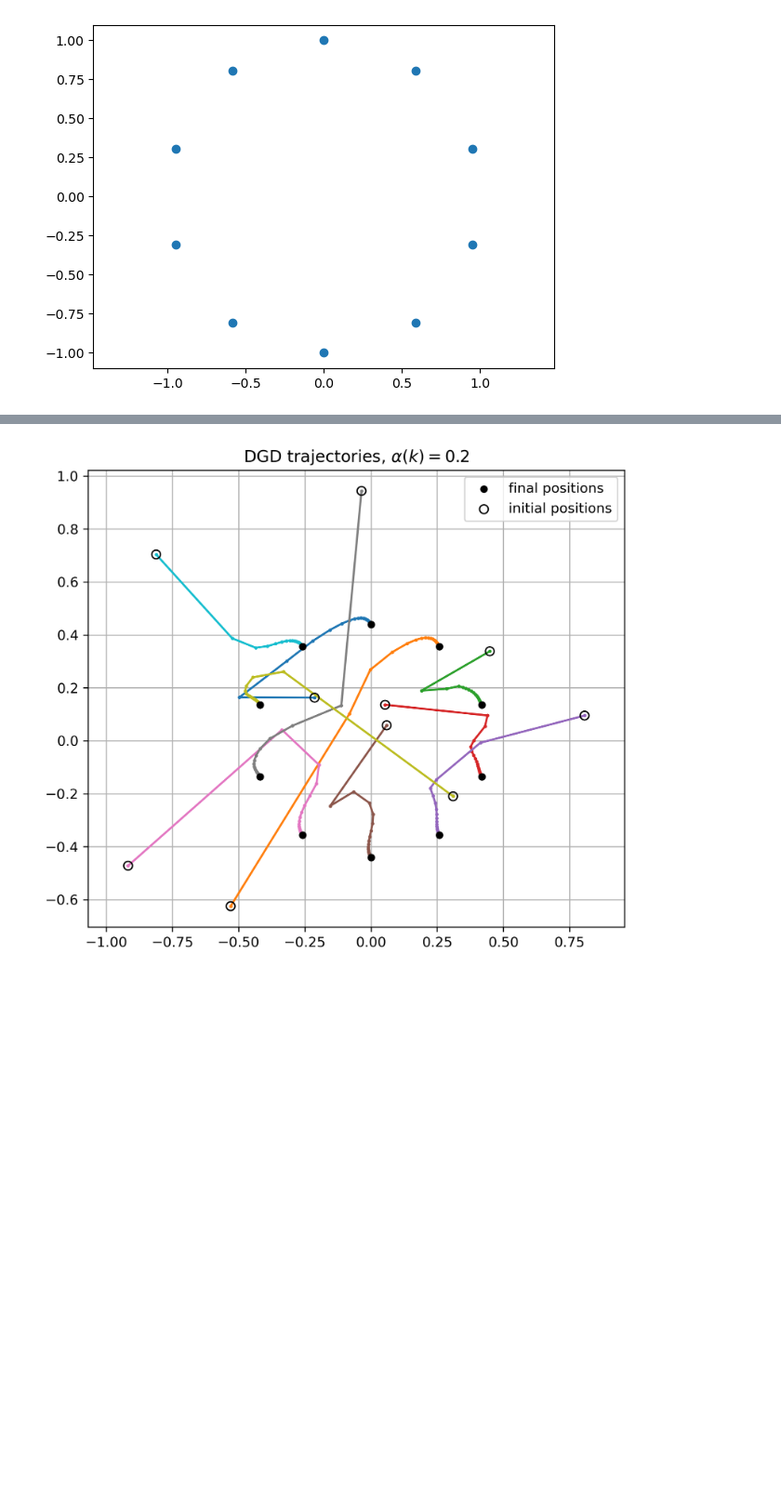
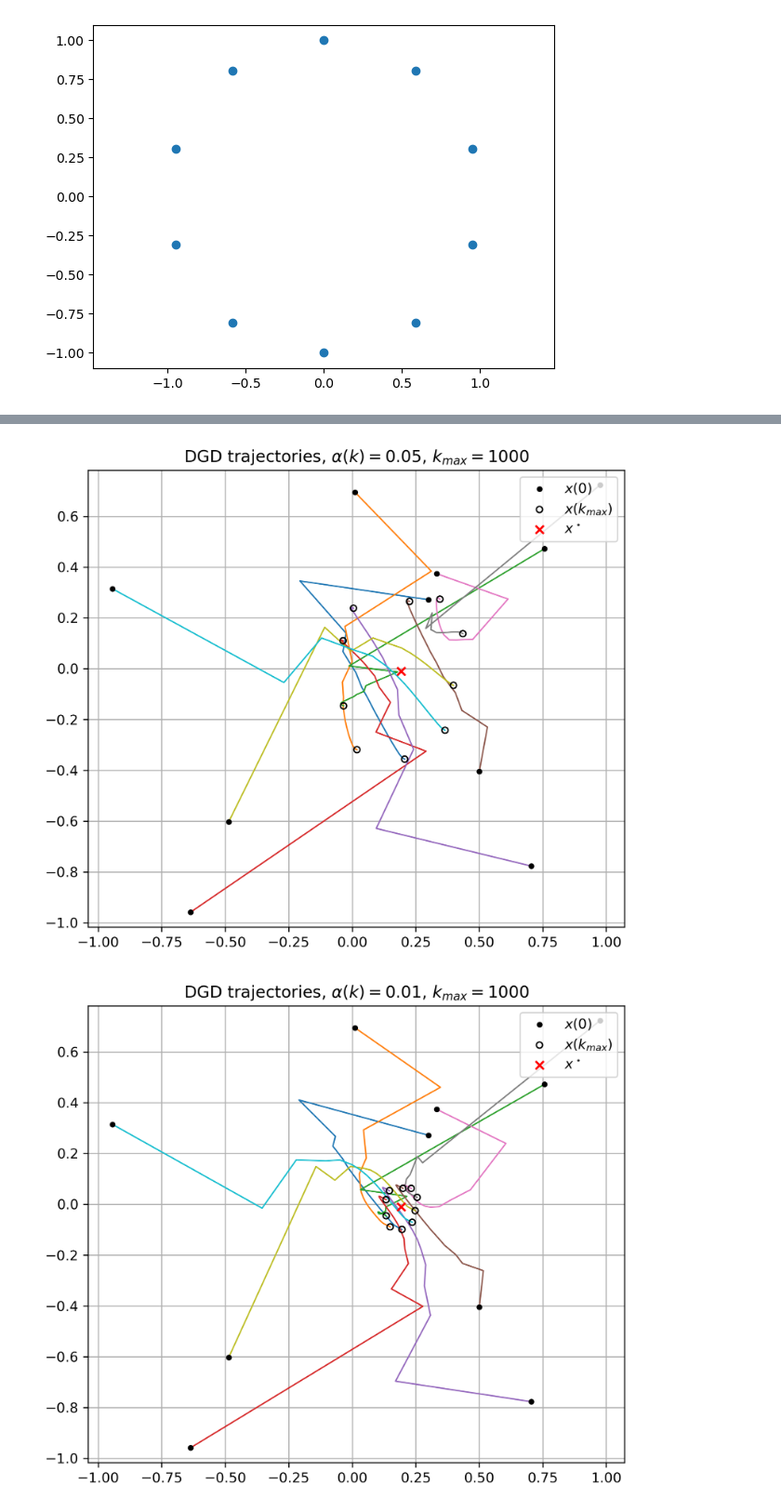
Before and after one commit to valentine-alia/MAE-6870, a Jupyter notebook: hw2/hw2_code_1.ipynb, the cells around one changed output, grey strips where cells are left out. Shown at 93% size. Cells and saved outputs as stored; diff of their text form; code cells hidden in the pictures; blank space fills up the shorter version.

```diff
--- a/hw2/hw2_code_1.ipynb
+++ b/hw2/hw2_code_1.ipynb
@@ -105,8 +105,25 @@ plot_trajectories(xf,r"DGD trajectories, $\alpha(k) = 2$")
 # %%
+def alpha_const_2(k):
+    return 0.05
+np.random.seed(seed=18)
 x = np.random.uniform(-1,1,(2,N))
-kmax = 100
-xf2 = DGD(x,kmax,alpha_const_2)
-plot_trajectories(xf2,r"DGD trajectories, $\alpha(k) = 0.2$")
+p = np.random.uniform(-1,1,(2,N))
+x_star = (1/N)*np.sum(p-formation,axis =1)
+kmax = 1000
+xf2 = DGD(x,p,formation,kmax,alpha_const_2)
+plot_trajectories(xf2,x_star,r"DGD trajectories, $\alpha(k) = 0.05$, $k_{max}=1000$")
 # %% [output]
-[figure, old version]
+[figure, new version]
+# %%
+def alpha_const_3(k):
+    return 0.01
+np.random.seed(seed=18)
+x = np.random.uniform(-1,1,(2,N))
+p = np.random.uniform(-1,1,(2,N))
+x_star = (1/N)*np.sum(p-formation,axis =1)
+kmax = 1000
+xf2 = DGD(x,p,formation,kmax,alpha_const_3)
+plot_trajectories(xf2,x_star,r"DGD trajectories, $\alpha(k) = 0.01$, $k_{max} = 1000$")
+# %% [output]
+[figure, added]
 # %%
```
Also changed, not shown: parts of 9 cells of this notebook.
